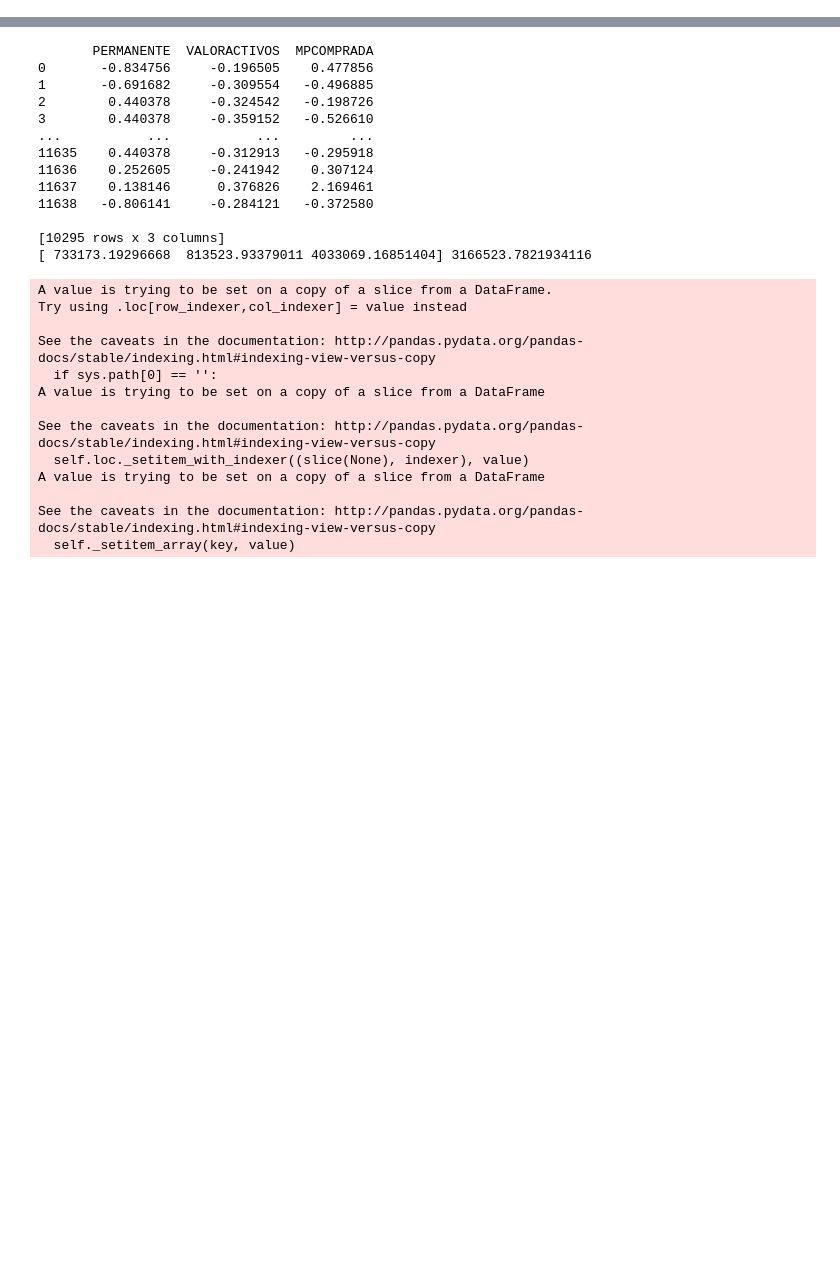
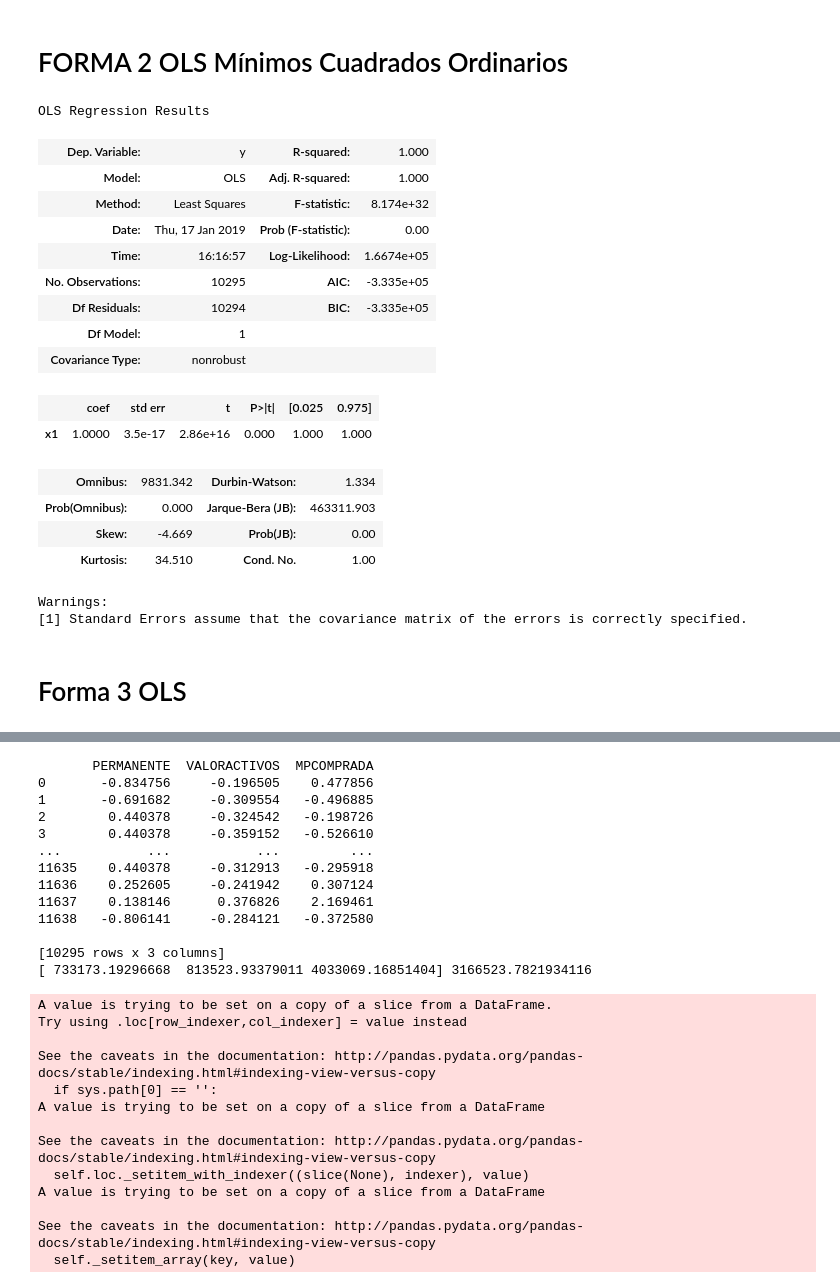
Before and after one commit to KatherinAcosta/Proyecto2018, a Jupyter notebook: modelo.ipynb, the cells around one changed output, grey strips where cells are left out. Saved outputs shown, nothing was run; the diff lists cells and outputs as text; code cells hidden in the pictures; blank space fills up the shorter version.

```diff
--- a/modelo.ipynb
+++ b/modelo.ipynb
@@ -97,2 +119,37 @@ OLS Regression Results
 Warnings:
 [1] Standard Errors assume that the covariance matrix of the errors is correctly specified.
+# %% [markdown]
+# FORMA 2 OLS Mínimos Cuadrados Ordinarios
+# %%
+import statsmodels.api as sm
+
+X=total.drop(["COMPONENTE_1_RH", "COMPONENTE_2_RH", "COMPONENTE_3_RH","COMPONENTE_4_RH", "COMPONENTE_5_RH", "COMPONENTE_1_RT","COMPONENTE_2_RT","COMPONENTE_3_RT","COMPONENTE_4_RT","COMPONENTE_5_RT","COMPONENTE_6_RT","COMPONENTE_7_RT","COMPONENTE_8_RT","COMPONENTE_9_RT","COMPONENTE_1_CDI", "COMPONENTE_2_CDI","COMPONENTE_1_CDT", "COMPONENTE_2_CDT","COMPONENTE_3_CDT"],axis=1).values
+y=total["VENTAS"].values
+
+# Note the difference in argument order
+model = sm.OLS(y, X).fit()
+predictions = model.predict(X) # make the predictions by the model
+
+# Print out the statistics
+model.summary()
+# %% [output]
+OLS Regression Results
+| Dep. Variable: | y | R-squared: | 1.000 |
+| Model: | OLS | Adj. R-squared: | 1.000 |
+| Method: | Least Squares | F-statistic: | 8.174e+32 |
+| Date: | Thu, 17 Jan 2019 | Prob (F-statistic): | 0.00 |
+| Time: | 16:16:57 | Log-Likelihood: | 1.6674e+05 |
+| No. Observations: | 10295 | AIC: | -3.335e+05 |
+| Df Residuals: | 10294 | BIC: | -3.335e+05 |
+| Df Model: | 1 |  |  |
+| Covariance Type: | nonrobust |  |  |
+|  | coef | std err | t | P>|t| | [0.025 | 0.975] |
+| x1 | 1.0000 | 3.5e-17 | 2.86e+16 | 0.000 | 1.000 | 1.000 |
+| Omnibus: | 9831.342 | Durbin-Watson: | 1.334 |
+| Prob(Omnibus): | 0.000 | Jarque-Bera (JB): | 463311.903 |
+| Skew: | -4.669 | Prob(JB): | 0.00 |
+| Kurtosis: | 34.510 | Cond. No. | 1.00 |
+Warnings:
+[1] Standard Errors assume that the covariance matrix of the errors is correctly specified.
+# %% [markdown]
+# Forma 3 OLS
```
Also changed, not shown: parts of 20 cells of this notebook.
